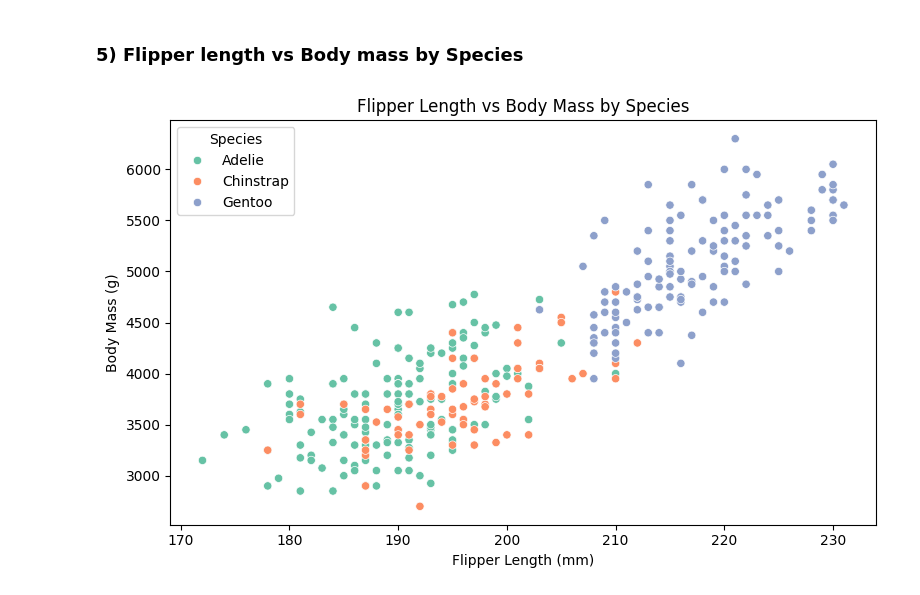
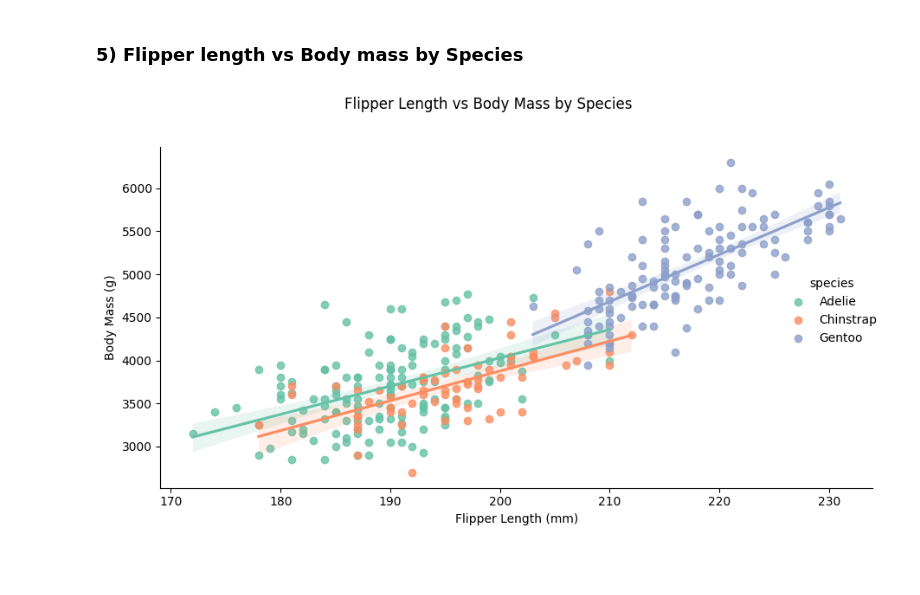
Before and after one commit to PerryRichardson/EDA_penguins, a Jupyter notebook: penguins_eda.ipynb, the cells around one changed output. Saved outputs shown, nothing was run; the diff lists cells and outputs as text; code cells hidden in the pictures; blank space fills up the shorter version.

Commit message:
Add charts 5 (with trend lines) and 6 - correlation heatmap

```diff
--- a/penguins_eda.ipynb
+++ b/penguins_eda.ipynb
@@ -201,21 +201,23 @@ plt.show()
 [figure]
 # %% [markdown]
 ### 5) Flipper length vs Body mass by Species
-# %%
-plt.figure(figsize=(8, 5))
-sns.scatterplot(
-    data=df_clean,
-    x="flipper_length_mm",
-    y="body_mass_g",
-    hue="species",
-    palette="Set2"
-)
-plt.title("Flipper Length vs Body Mass by Species")
-plt.xlabel("Flipper Length (mm)")
-plt.ylabel("Body Mass (g)")
-plt.legend(title="Species")
-plt.tight_layout()
-plt.savefig("chart5_flipper_vs_mass.png", dpi=150)
-plt.show()
-# %% [output]
-[figure, removed]
+# %%
+g = sns.lmplot(
+    data=df_clean,
+    x="flipper_length_mm",
+    y="body_mass_g",
+    hue="species",
+    palette="Set2",
+    height=5,
+    aspect=1.6
+)
+g.set_axis_labels("Flipper Length (mm)", "Body Mass (g)")
+g.figure.suptitle(
+    "Flipper Length vs Body Mass by Species",
+    y=1.02
+)
+plt.tight_layout()
+plt.savefig("Charts/chart5_flipper_vs_mass.png", dpi=150)
+plt.show()
+# %% [output]
+[figure, added]
```
Also changed, not shown: 6 other files.
